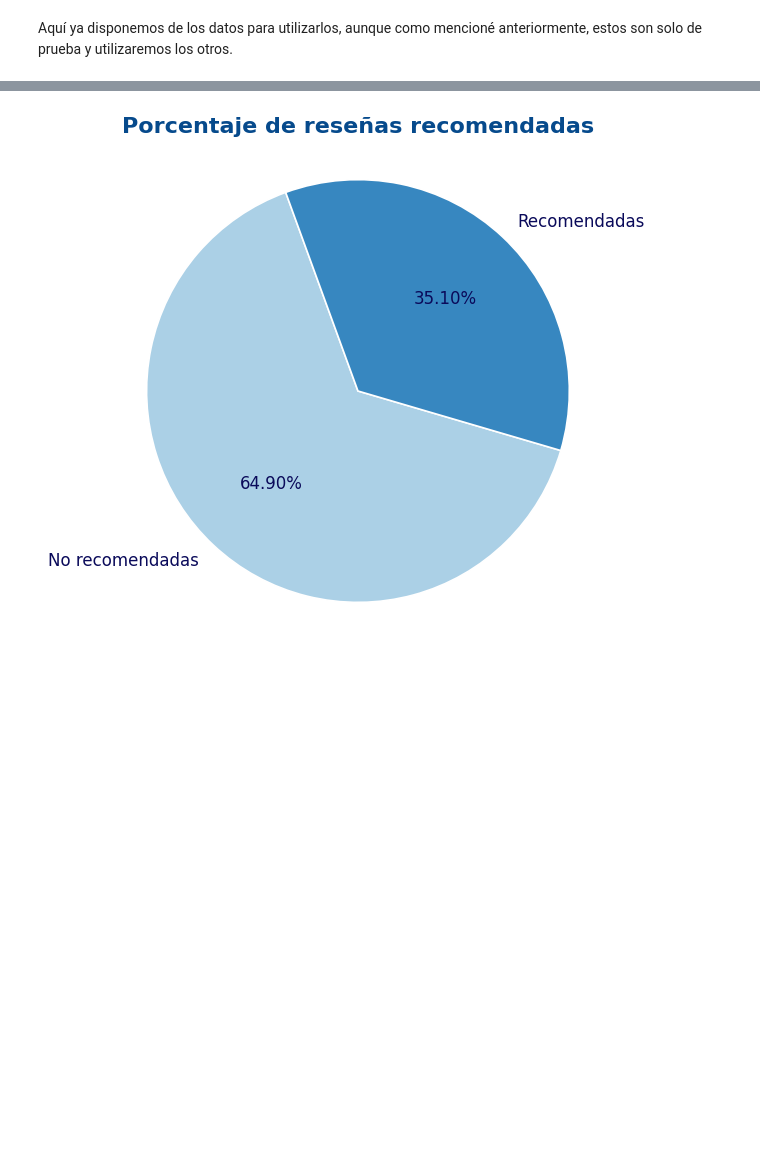
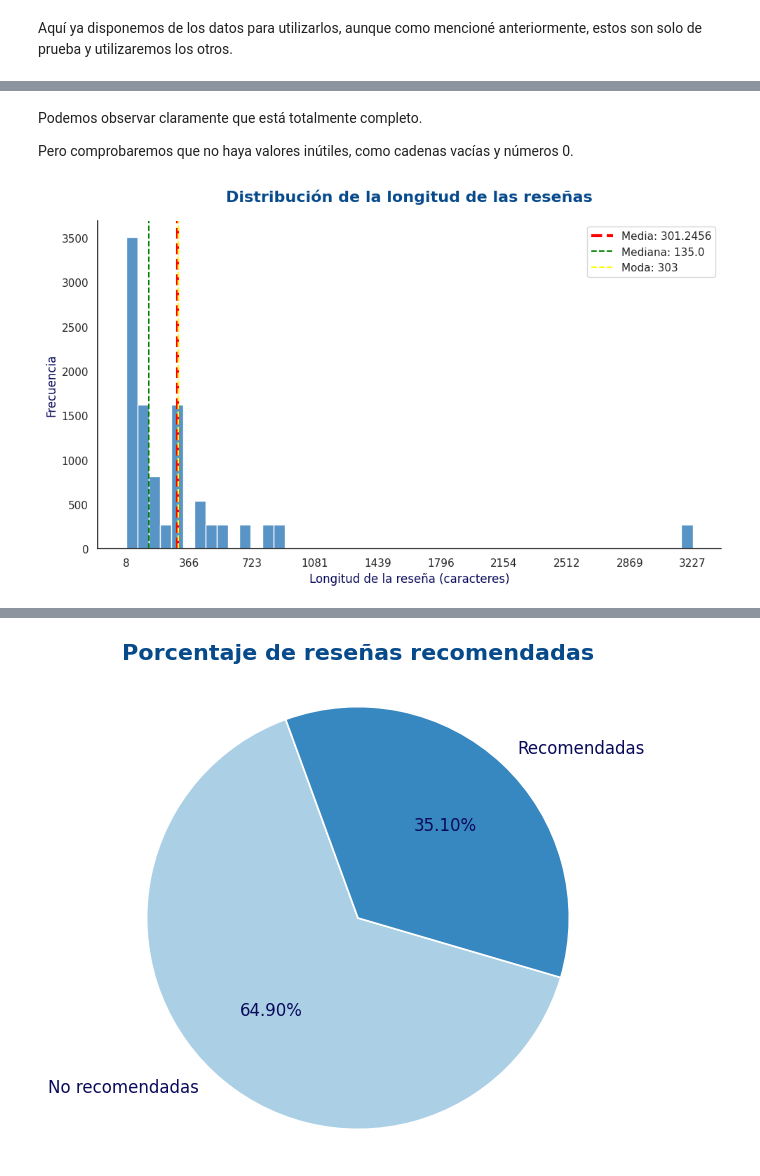
Before and after one commit to Alejandro-BR/Steam-Review-Scraper, a Jupyter notebook: src/steam_review_scraper.ipynb, the cells around one changed output, grey strips where cells are left out. Saved outputs shown, nothing was run; the diff lists cells and outputs as text; code cells hidden in the pictures; blank space fills up the shorter version.

```diff
--- a/src/steam_review_scraper.ipynb
+++ b/src/steam_review_scraper.ipynb
@@ -315,0 +390,48 @@ scraping_df
+# %% [markdown]
+Podemos observar claramente que está totalmente completo.
+
+Pero comprobaremos que no haya valores inútiles, como cadenas vacías y números 0.
+# %%
+reviews_length = reviews_df["review"].astype(str).str.len()
+
+mean_length = reviews_length.mean()
+median_length = reviews_length.median()
+mode_length = reviews_length.mode()[0]
+
+sns.set_theme(style="white")
+colors = sns.color_palette("Blues", n_colors=3)
+
+plt.figure(figsize=(10, 6))
+
+sns.histplot(
+    x=reviews_length,
+    bins=50,
+    color=colors[2],
+    edgecolor="white"
+)
+
+plt.axvline(mean_length, color="red", linestyle="--", linewidth=3, label=f"Media: {mean_length}")
+plt.axvline(median_length, color="green", linestyle="--", linewidth=1.5, label=f"Mediana: {median_length}")
+plt.axvline(mode_length, color="yellow", linestyle="--", linewidth=1.5, label=f"Moda: {mode_length}")
+
+plt.title(
+    "Distribución de la longitud de las reseñas",
+    fontsize=16,
+    color="#064A8C",
+    pad=20,
+    fontweight="bold"
+)
+
+plt.xlabel("Longitud de la reseña (caracteres)", fontsize=12, color="#0A0A5A")
+plt.ylabel("Frecuencia", fontsize=12, color="#0A0A5A")
+
+plt.xticks(
+    ticks=np.linspace(reviews_length.min(), reviews_length.max(), 10)
+)
+
+plt.legend()
+sns.despine()
+plt.tight_layout()
+plt.show()
+# %% [output]
+[figure, added]
```
Also changed, not shown: parts of 32 cells of this notebook.
